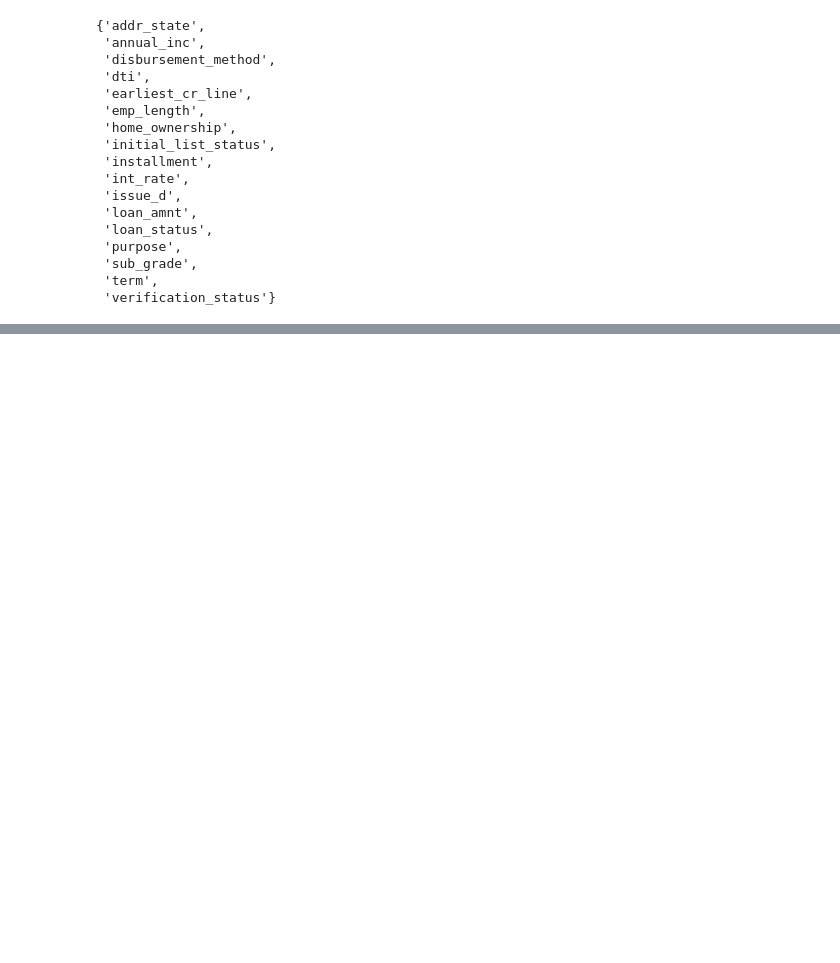
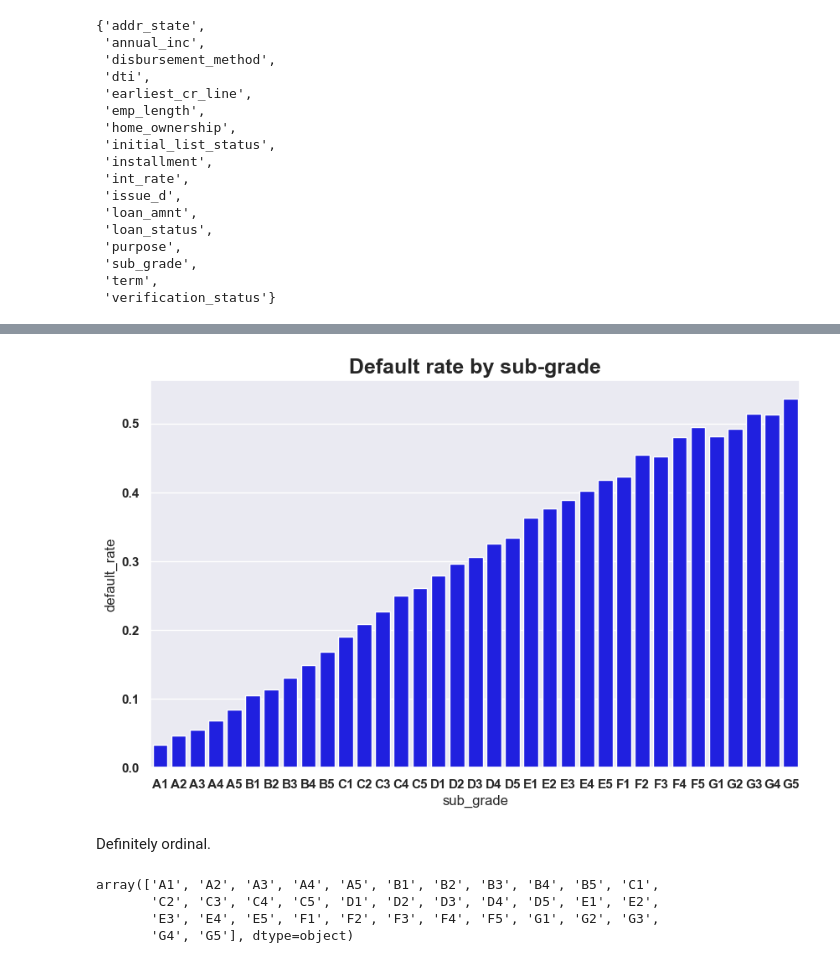
Before and after one commit to ioanniswd/portfolio, a Jupyter notebook: lending-club-default-prediction/main.sync.ipynb, the cells around one changed output, grey strips where cells are left out. Saved outputs shown, nothing was run; the diff lists cells and outputs as text; code cells hidden in the pictures; blank space fills up the shorter version.

```diff
--- a/lending-club-default-prediction/main.sync.ipynb
+++ b/lending-club-default-prediction/main.sync.ipynb
@@ -608,0 +676,29 @@ columns_to_drop.add('total_pymnt_inv')
+# %%
+viz_df = df.groupby(['sub_grade', 'default']).size().unstack().fillna(0).reset_index()
+viz_df['default_rate'] = viz_df[1] / (viz_df[0] + viz_df[1])
+
+fig, ax = plt.subplots(figsize=(10, 6))
+
+sns.barplot(
+    data=viz_df,
+    x='sub_grade',
+    y='default_rate',
+    color='blue'
+    )
+
+ax.set_title('Default rate by sub-grade', fontsize=18, fontweight=bold)
+
+plt.show()
+# %% [output]
+[figure, added]
+# %% [markdown]
+Definitely ordinal.
+# %%
+grades = df['sub_grade'].unique()
+grades.sort()
+grades
+# %% [output]
+array(['A1', 'A2', 'A3', 'A4', 'A5', 'B1', 'B2', 'B3', 'B4', 'B5', 'C1',
+       'C2', 'C3', 'C4', 'C5', 'D1', 'D2', 'D3', 'D4', 'D5', 'E1', 'E2',
+       'E3', 'E4', 'E5', 'F1', 'F2', 'F3', 'F4', 'F5', 'G1', 'G2', 'G3',
+       'G4', 'G5'], dtype=object)
```
Also changed, not shown: parts of 82 cells of this notebook, 1 other file.
